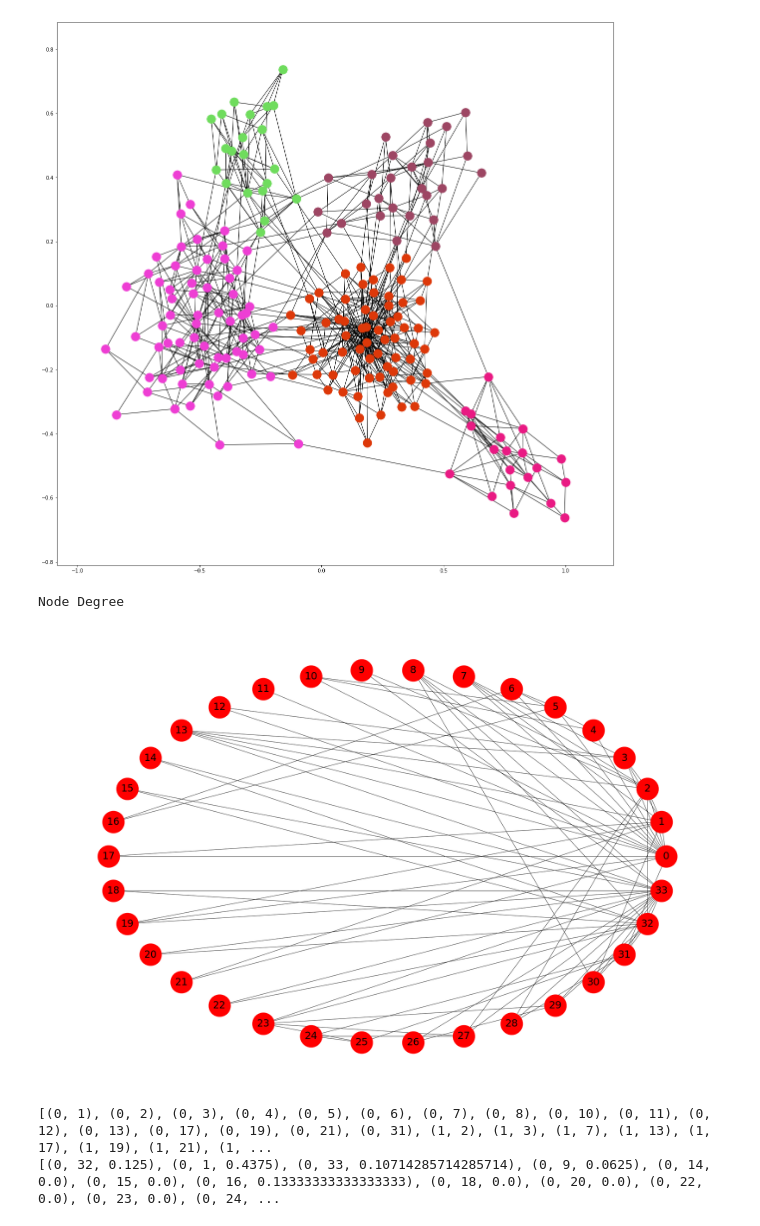
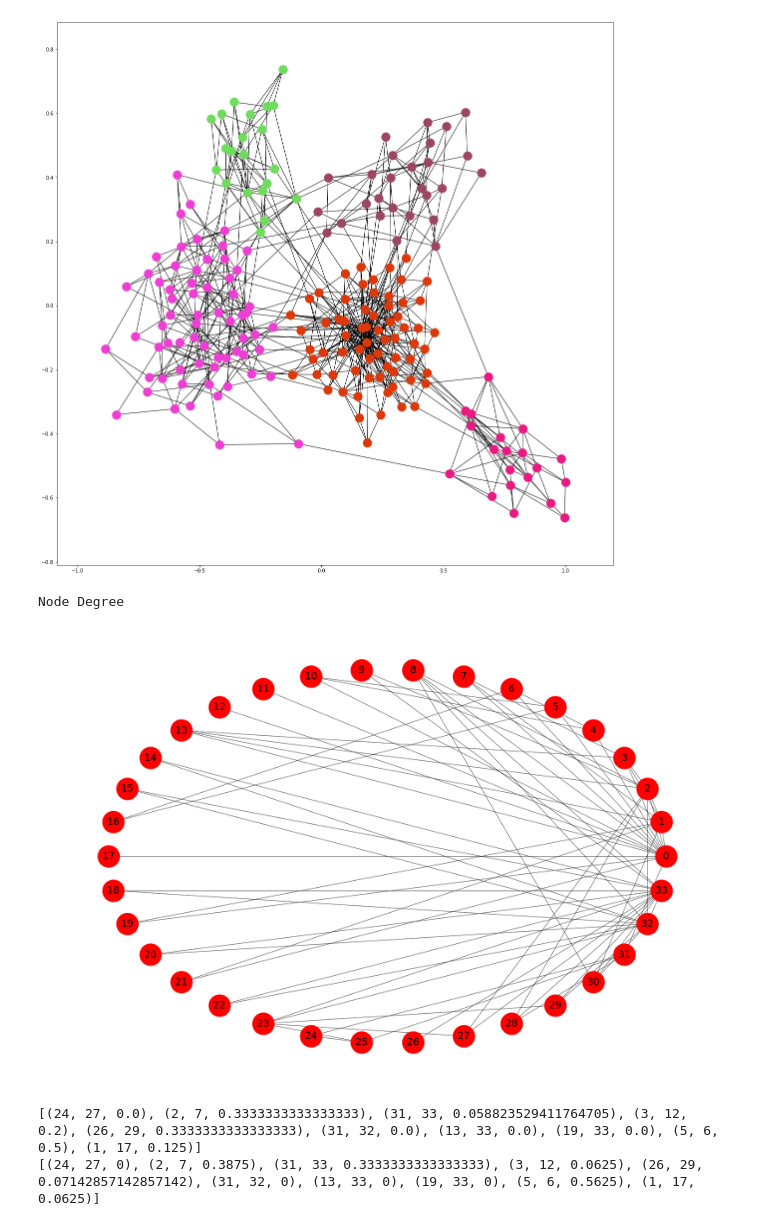
Before and after one commit to grzegorzborkowski/networkx-tutorial, a Jupyter notebook: NetworkX.ipynb, the cells around one changed output. Cells and saved outputs as stored; diff of their text form; code cells hidden in the pictures.

Commit message:
Link prediction using resource allocation metric

```diff
--- a/NetworkX.ipynb
+++ b/NetworkX.ipynb
@@ -253,16 +253,17 @@ def remove_random_edges(Graph, k=0.1):
 G = nx.karate_club_graph()
 G_with_removed_edges, removed_edges = remove_random_edges(G)
 # %%
-
 print("Node Degree")
 plt.figure(figsize=(30,20))
-nx.draw_circular(G, with_labels=True, node_size=5000, font_size=32)
+nx.draw_circular(G_with_removed_edges, with_labels=True, node_size=5000, font_size=32)
 plt.show()
 
-
-print(list(nx.jaccard_coefficient(G)))
+jaccard = nx.jaccard_coefficient(G_with_removed_edges, removed_edges)
+resource_allocation = nx.resource_allocation_index(G_with_removed_edges, removed_edges)
+print (list(jaccard))
+print (list(resource_allocation))
 # %% [output]
 Node Degree
-[figure, old version]
+[figure, new version]
-[(0, 1), (0, 2), (0, 3), (0, 4), (0, 5), (0, 6), (0, 7), (0, 8), (0, 10), (0, 11), (0, 12), (0, 13), (0, 17), (0, 19), (0, 21), (0, 31), (1, 2), (1, 3), (1, 7), (1, 13), (1, 17), (1, 19), (1, 21), (1, ...
-[(0, 32, 0.125), (0, 1, 0.4375), (0, 33, 0.10714285714285714), (0, 9, 0.0625), (0, 14, 0.0), (0, 15, 0.0), (0, 16, 0.13333333333333333), (0, 18, 0.0), (0, 20, 0.0), (0, 22, 0.0), (0, 23, 0.0), (0, 24, ...
+[(24, 27, 0.0), (2, 7, 0.3333333333333333), (31, 33, 0.058823529411764705), (3, 12, 0.2), (26, 29, 0.3333333333333333), (31, 32, 0.0), (13, 33, 0.0), (19, 33, 0.0), (5, 6, 0.5), (1, 17, 0.125)]
+[(24, 27, 0), (2, 7, 0.3875), (31, 33, 0.3333333333333333), (3, 12, 0.0625), (26, 29, 0.07142857142857142), (31, 32, 0), (13, 33, 0), (19, 33, 0), (5, 6, 0.5625), (1, 17, 0.0625)]
```
